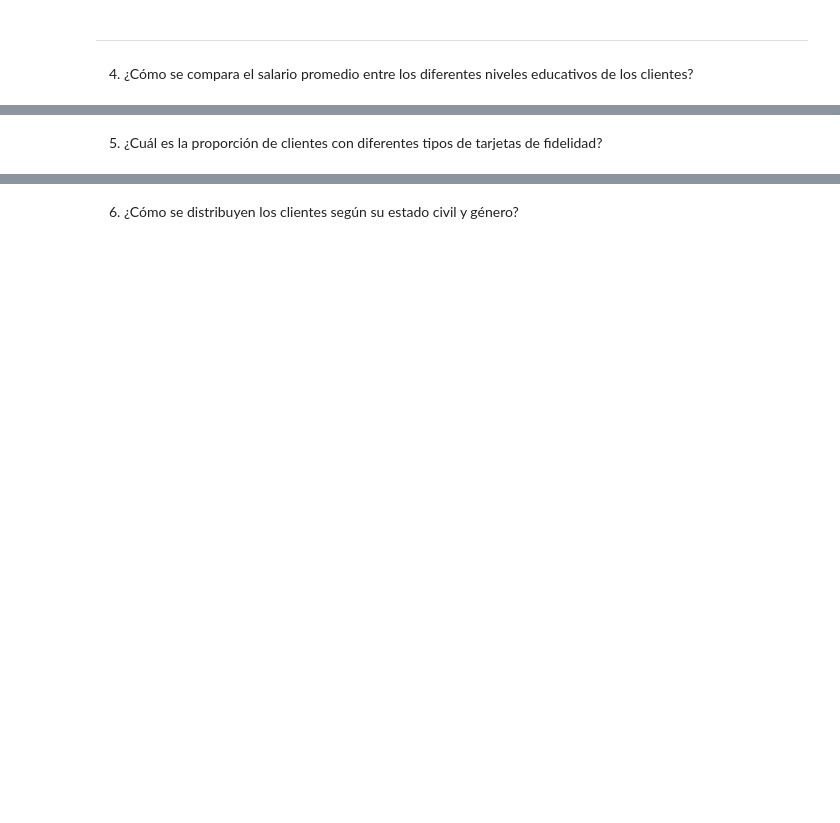
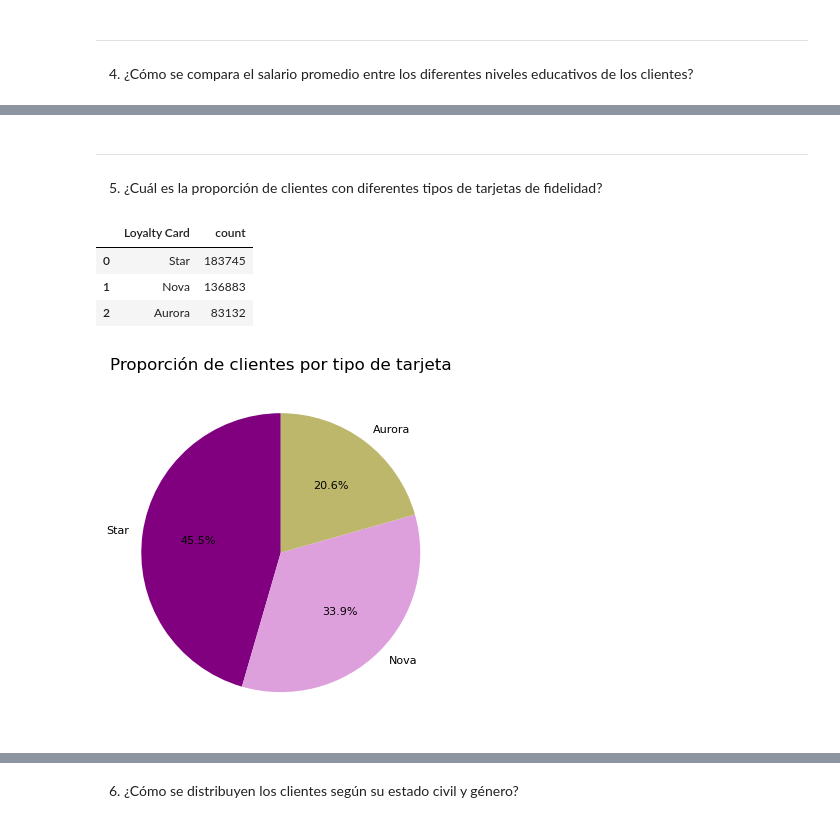
Before and after one commit to Adalab/bda-modulo-3-evaluacion-final-AndreaGD96, a Jupyter notebook: III_Union_Visualizacion.ipynb, the cells around one changed output, grey strips where cells are left out. Saved outputs shown, nothing was run; the diff lists cells and outputs as text; code cells hidden in the pictures; blank space fills up the shorter version.

```diff
--- a/III_Union_Visualizacion.ipynb
+++ b/III_Union_Visualizacion.ipynb
@@ -170,2 +180,38 @@ Como conclusión podemos ver que a mayor número de población por provincia, ma
+# %% [markdown]
+---------------
 # %% [markdown]
  5. ¿Cuál es la proporción de clientes con diferentes tipos de tarjetas de fidelidad?
+# %%
+# Trabajo con la variable "Loyalty Card" , donde tenemos 3 tipos de tarjeta
+# Una variable categórica -> Pieplot (Mostrar la proporción de diferentes partes en relación con un todo)
+
+# Como tenemos que hacer una serie de cálculos, no trabajamos con el DataFrame original. Necesitaremos 2 columnas:
+# (por un lado una con los valores únicos de la columna categórica a visualizar y otra con el conteo por categoría)
+
+df_cards = df_completo["Loyalty Card"].value_counts().reset_index()
+df_cards
+# %% [output]
+|  | Loyalty Card | count |
+| 0 | Star | 183745 |
+| 1 | Nova | 136883 |
+| 2 | Aurora | 83132 |
+# %%
+#Definimos los colores, debe tener el mismo número de elementos que en la columna a estudiar (3) y creamos el gráfico en base al anterior DF
+
+colores = ["purple", "plum", "darkkhaki"]
+
+plt.figure(figsize=(6,4))
+
+plt.pie(df_cards["count"],
+        labels= df_cards["Loyalty Card"],
+        data = df_completo,
+        autopct= '%1.1f%%',
+        colors = colores,
+        textprops={'fontsize': 8},
+        startangle=90);
+
+plt.title("Proporción de clientes por tipo de tarjeta")
+plt.tight_layout()
+plt.show()
+# %% [output]
+[figure, added]
```
Also changed, not shown: parts of 15 cells of this notebook, 4 other files.
